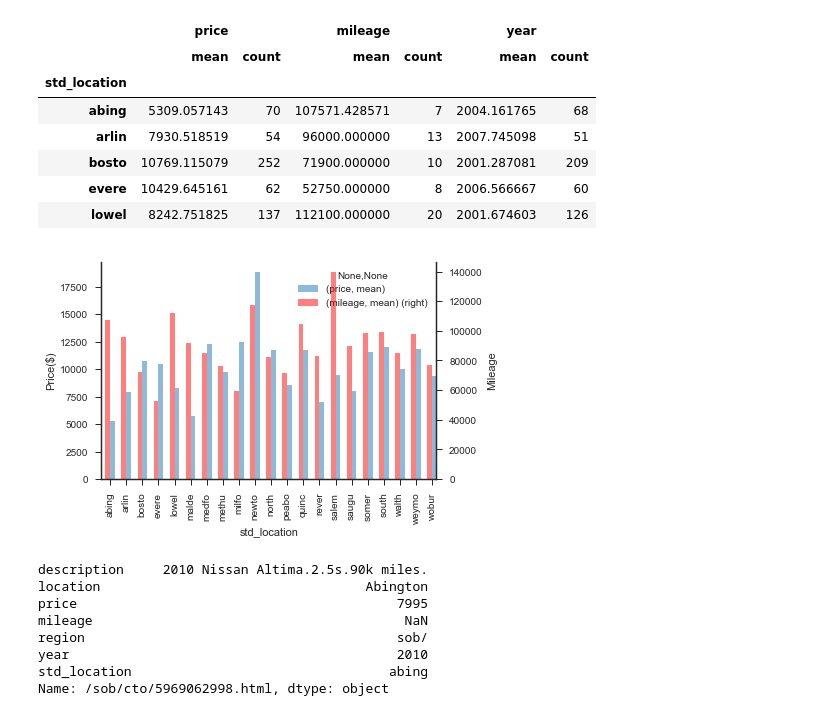
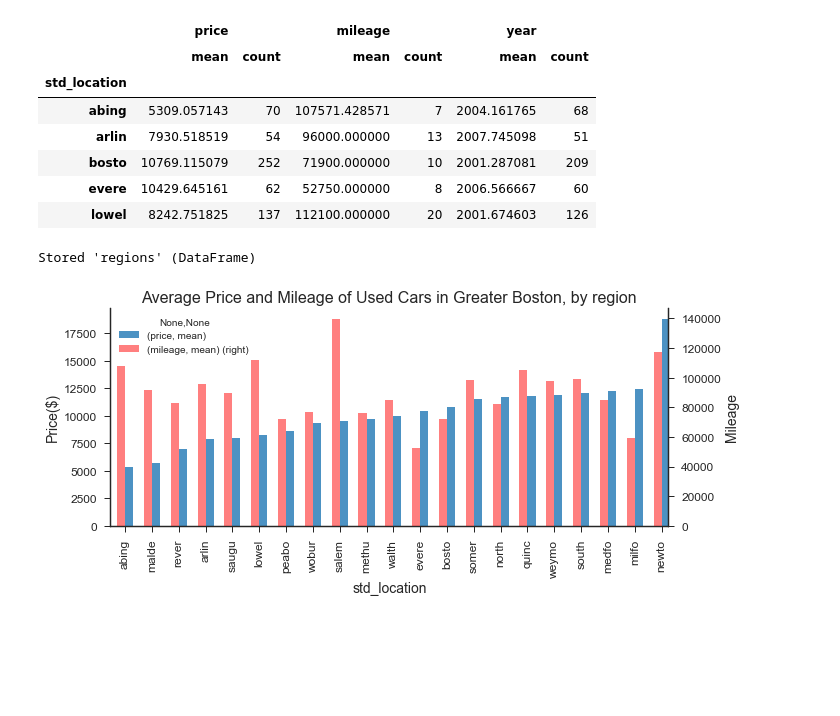
Before and after one commit to bslakman/Cars, a Jupyter notebook: Craigslist.ipynb, the cells around one changed output. Cells and saved outputs as stored; diff of their text form; code cells hidden in the pictures; blank space fills up the shorter version.

Commit message:
Incremental update to Craigslist notebook and html.

```diff
--- a/Craigslist.ipynb
+++ b/Craigslist.ipynb
@@ -99,7 +99,7 @@ def get_price(price):
 def scrape_all(search_params={}):
     listings = []
     base = "http://boston.craigslist.org/search/cto"
-    for i in range(0, 1000, 100):
+    for i in range(0, 500, 100):
         search_params['s'] = i
         resp = requests.get(base, params=search_params, timeout=3)
         resp.raise_for_status()
@@ -117,7 +117,8 @@ def scrape_all(search_params={}):
     df['price'] = df.apply(lambda row: get_price(row['price']), axis=1)
     df['region'] = df['link'].str[1:5]
     df['year'] = df.apply(lambda row: get_year(row['description']), axis=1)
-    df['std_location'] = df.apply(lambda row: get_standard_location(row['location']), axis=1)
+    df['std_location'] = df.apply(lambda row: re.sub('[^a-z]', '', get_standard_location(row['location'])), axis=1)
+    df.set_index('link', inplace=True)
     df = df.drop_duplicates()
 
     return df
@@ -267,29 +278,27 @@ regions.head()
 | bosto | 10769.115079 | 252 | 71900.000000 | 10 | 2001.287081 | 209 |
 | evere | 10429.645161 | 62 | 52750.000000 | 8 | 2006.566667 | 60 |
 | lowel | 8242.751825 | 137 | 112100.000000 | 20 | 2001.674603 | 126 |
+# %%
+%store regions
+# %% [output]
+Stored 'regions' (DataFrame)
 # %%
-ax = regions['price','mean'].plot.bar(position=0, width=0.3, alpha=0.5, legend=True)#, title='Average Price and Mileage of Used Honda Civics, by region')
-ax.set_ylabel('Price($)')
+regions.sort_values(by=[('price', 'mean')], inplace=True)
+ax = regions['price','mean'].plot.bar(position=0, width=0.3, alpha=0.8, legend=True)
+ax.set_title('Average Price and Mileage of Used Cars in Greater Boston, by region', fontdict={'fontsize':16})
+ax.set_xlabel('City/Town', fontdict={'fontsize':14})
+ax.set_xticklabels(regions.index, fontdict={'fontsize':12})
+ax.set_ylabel('Price($)', fontdict={'fontsize':14})
+ax.set_yticklabels(range(0,20000,2500), fontdict={'fontsize':12})
 ax = regions['mileage','mean'].plot.bar(secondary_y=True, color='red', position=1, width=0.3, alpha=0.5, legend=True)
-ax.set_ylabel('Mileage')
-#ax.set_ylim(bottom=1990, top=2010)
+ax.set_ylabel('Mileage', fontdict={'fontsize':14})
+ax.set_yticklabels(range(0,160000,20000), fontdict={'fontsize':12})
 sns.despine(top=True, right=False)
 fig=ax.get_figure()
-#fig.savefig('price_mileage_region.pdf', bbox_inches='tight')
+fig.set_size_inches(10,4)
+fig.savefig('price_mileage_region.pdf', bbox_inches='tight')
 # %% [output]
-[figure, old version]
+[figure, new version]
-# %%
-all_car_info.loc['/sob/cto/5969062998.html', 'mileage'] = np.nan
-print all_car_info.loc['/sob/cto/5969062998.html']
-# %% [output]
-description     2010 Nissan Altima.2.5s.90k miles.
-location                                  Abington
-price                                         7995
-mileage                                        NaN
-region                                        sob/
-year                                          2010
-std_location                                 abing
-Name: /sob/cto/5969062998.html, dtype: object
 # %%
 from scipy.stats import linregress
 # %%
```
Also changed, not shown: parts of 27 cells of this notebook, 1 other file.
